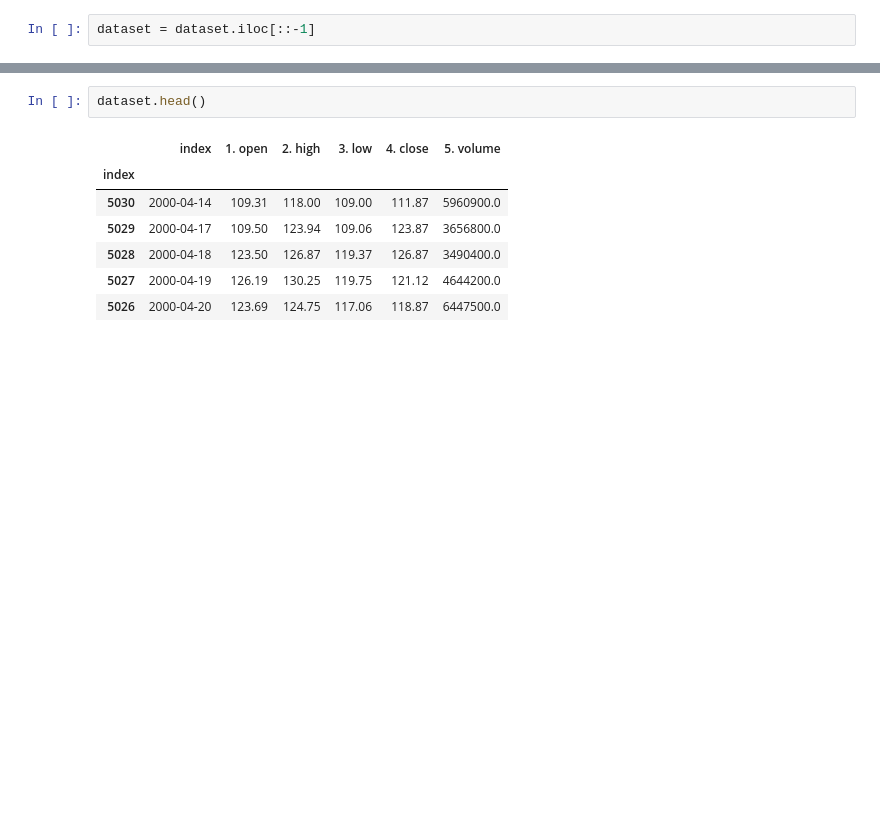
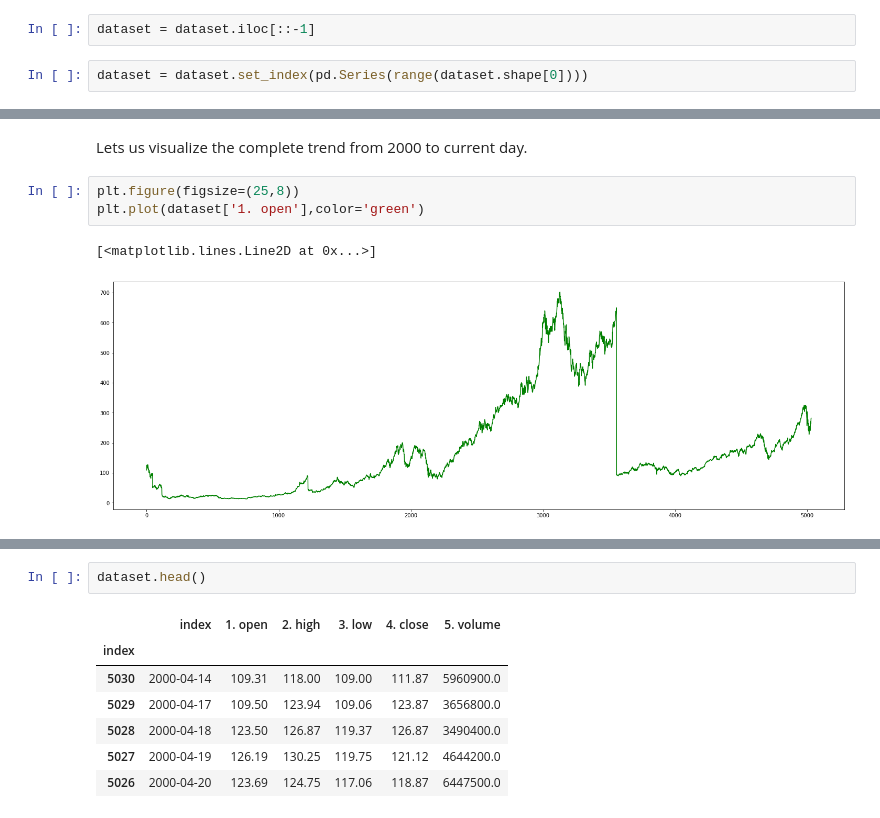
Before and after one commit to ikyath/RNN_Introduction_Fundamentals, a Jupyter notebook: RNN_Theory.ipynb, the cells around one changed output, grey strips where cells are left out. Cells and saved outputs as stored; diff of their text form; blank space fills up the shorter version.

```diff
--- a/RNN_Theory.ipynb
+++ b/RNN_Theory.ipynb
@@ -158,2 +169,4 @@ dataset.head()
 # %%
 dataset = dataset.iloc[::-1]
+# %%
+dataset = dataset.set_index(pd.Series(range(dataset.shape[0])))
@@ -159,0 +182,8 @@ dataset = dataset.iloc[::-1]
+# %% [markdown]
+Lets us visualize the complete trend from 2000 to current day.
+# %%
+plt.figure(figsize=(25,8))
+plt.plot(dataset['1. open'],color='green')
+# %% [output]
+[<matplotlib.lines.Line2D at 0x...>]
+[figure, added]
```
Also changed, not shown: parts of 6 cells of this notebook.
